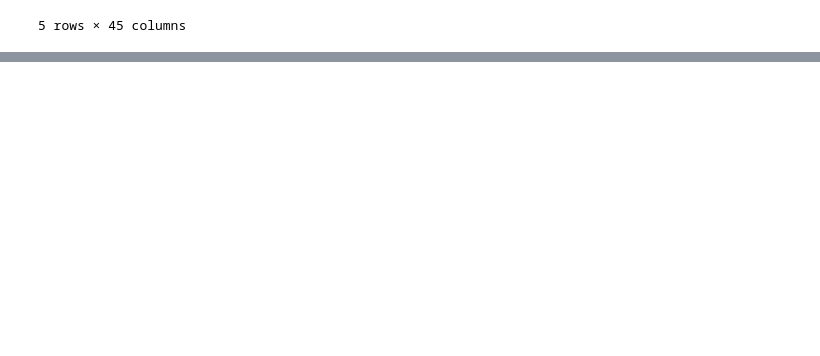
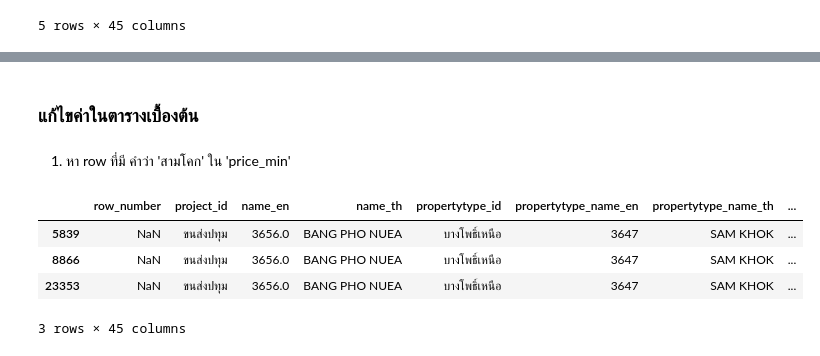
Before and after one commit to todtec/DPDM65, a Jupyter notebook: Pandas101.ipynb, the cells around one changed output, grey strips where cells are left out. Drawn from its saved outputs; the diff is of its cells as text; code cells hidden in the pictures; blank space fills up the shorter version.

```diff
--- a/Pandas101.ipynb
+++ b/Pandas101.ipynb
@@ -67,0 +103,12 @@ project_df.tail()
+# %% [markdown]
+### แก้ไขค่าในตารางเบื้องต้น
+# %% [markdown]
+1. หา row ที่มี คำว่า 'สามโคก' ใน 'price_min'
+# %%
+project_df[project_df['price_min'] == 'สามโคก']
+# %% [output]
+|  | row_number | project_id | name_en | name_th | propertytype_id | propertytype_name_en | propertytype_name_th | ... |
+| 5839 | NaN | ขนส่งปทุม | 3656.0 | BANG PHO NUEA | บางโพธิ์เหนือ | 3647 | SAM KHOK | ... |
+| 8866 | NaN | ขนส่งปทุม | 3656.0 | BANG PHO NUEA | บางโพธิ์เหนือ | 3647 | SAM KHOK | ... |
+| 23353 | NaN | ขนส่งปทุม | 3656.0 | BANG PHO NUEA | บางโพธิ์เหนือ | 3647 | SAM KHOK | ... |
+3 rows × 45 columns
```
Also changed, not shown: parts of 14 cells of this notebook.
